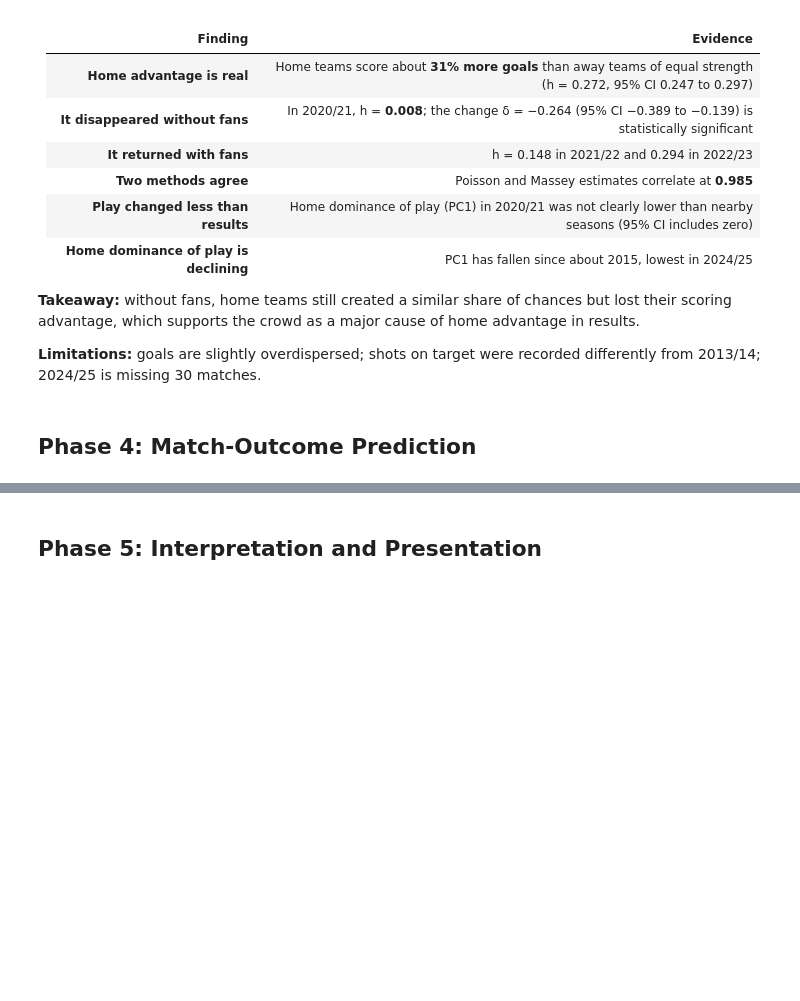
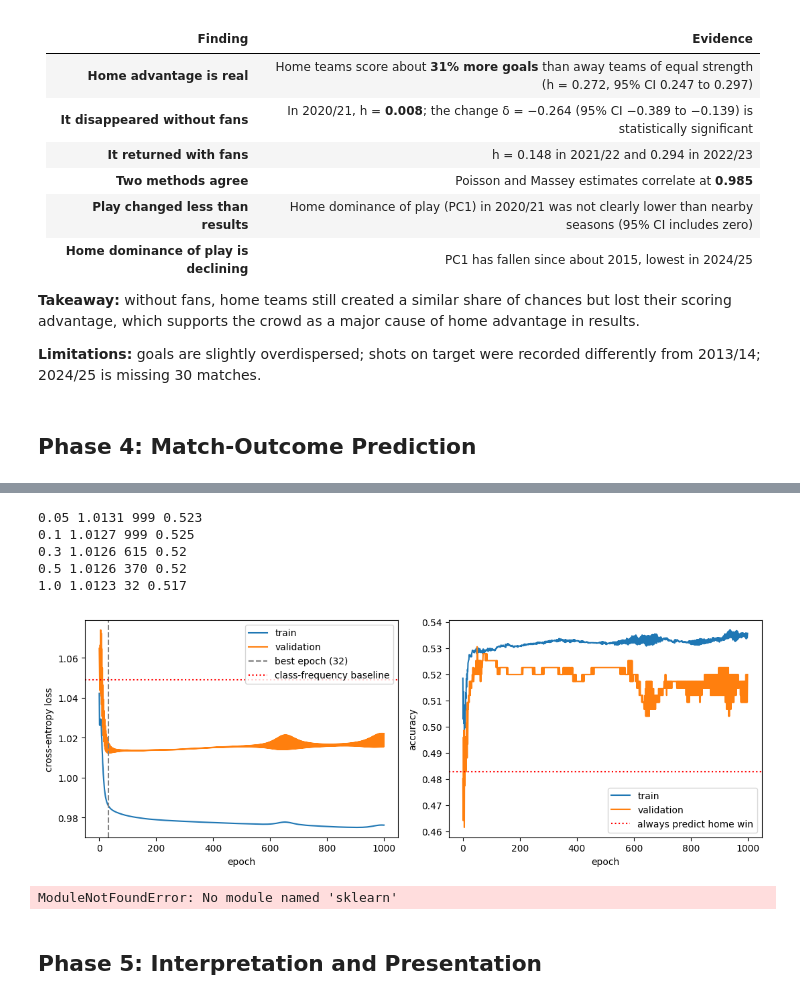
Before and after one commit to Joudii18/Is-Home-Advantage-Dying-What-25-Years-of-Premier-League-Data-Say, a Jupyter notebook: EPL_Home_Advantage_Project.ipynb, the cells around one changed output, grey strips where cells are left out. Drawn from its saved outputs; the diff is of its cells as text; code cells hidden in the pictures; blank space fills up the shorter version.

```diff
--- a/EPL_Home_Advantage_Project.ipynb
+++ b/EPL_Home_Advantage_Project.ipynb
@@ -1683,0 +1800,24 @@ print(long.head())
+# %%
+def accuracy(P, y):
+    return np.mean(P.argmax(axis=1) == y)
+
+def train_gd(params, X, y, X_val, y_val, lr=0.1, epochs=500, print_every=100):
+    params = {k: v.copy() for k, v in params.items()}        # don't modify the caller's weights
+    history = {"train_loss": [], "val_loss": [], "train_acc": [], "val_acc": []}
+    for epoch in range(epochs):
+        Z1, H, P = forward(params, X)                        # 1. forward pass on ALL training matches
+        grads = backward(params, X, y, Z1, H, P)             # 2. gradients on ALL training matches
+        for k in params:                                     # 3. one step downhill
+            params[k] -= lr * grads[k]
+        _, _, Pv = forward(params, X_val)                    # 4. record progress
+        _, _, Pt = forward(params, X)
+        history["train_loss"].append(cross_entropy(Pt, y))
+        history["val_loss"].append(cross_entropy(Pv, y_val))
+        history["train_acc"].append(accuracy(Pt, y))
+        history["val_acc"].append(accuracy(Pv, y_val))
+        if print_every and epoch % print_every == 0:
+            print(f"epoch {epoch:4d}  train loss {history['train_loss'][-1]:.4f}"
+                  f"  val loss {history['val_loss'][-1]:.4f}  val acc {history['val_acc'][-1]:.3f}")
+    return params, history
+
+params, hist = train_gd(init_params(), X_train, y_train, X_val, y_val, lr=0.5, epochs=500)
@@ -1684,2 +1830,38 @@ print(long.head())
+# %%
+# choosing the learning rate and epochs using validation loss
+for lr in (0.05, 0.1, 0.3, 0.5, 1.0):
+    _, h = train_gd(init_params(), X_train, y_train, X_val, y_val,
+                    lr=lr, epochs=1000, print_every=0)
+    best = int(np.argmin(h["val_loss"]))          # early stopping: the epoch with lowest validation loss
+    print(lr, round(h["val_loss"][best], 4), best, round(h["val_acc"][best], 3))
+# %% [output]
+0.05 1.0131 999 0.523
+0.1 1.0127 999 0.525
+0.3 1.0126 615 0.52
+0.5 1.0126 370 0.52
+1.0 1.0123 32 0.517
+# %%
+fig, ax = plt.subplots(1, 2, figsize=(11, 4))
+ax[0].plot(h["train_loss"], label="train"); ax[0].plot(h["val_loss"], label="validation")
+ax[0].axvline(best, ls="--", color="gray", label=f"best epoch ({best})")
+ax[0].axhline(1.049, ls=":", color="red", label="class-frequency baseline")
+ax[0].set_xlabel("epoch"); ax[0].set_ylabel("cross-entropy loss"); ax[0].legend()
+ax[1].plot(h["train_acc"], label="train"); ax[1].plot(h["val_acc"], label="validation")
+ax[1].axhline((y_val == 0).mean(), ls=":", color="red", label="always predict home win")
+ax[1].set_xlabel("epoch"); ax[1].set_ylabel("accuracy"); ax[1].legend()
+plt.tight_layout(); plt.show()
+# %% [output]
+[figure, added]
+# %%
+from sklearn.linear_model import LogisticRegression
+from sklearn.metrics import log_loss
+
+prior = np.bincount(y_train, minlength=3) / len(y_train)
+print("always home win :", (y_val == 0).mean())
+print("class frequency :", cross_entropy(np.tile(prior, (len(y_val), 1)), y_val))
+sm = LogisticRegression(max_iter=2000).fit(X_train, y_train)      # softmax regression
+print("softmax regr.   :", log_loss(y_val, sm.predict_proba(X_val)), sm.score(X_val, y_val))
+# %% [output]
+ModuleNotFoundError: No module named 'sklearn'
 # %% [markdown]
 ## Phase 5: **Interpretation and Presentation**
```
Also changed, not shown: parts of 9 cells of this notebook.
